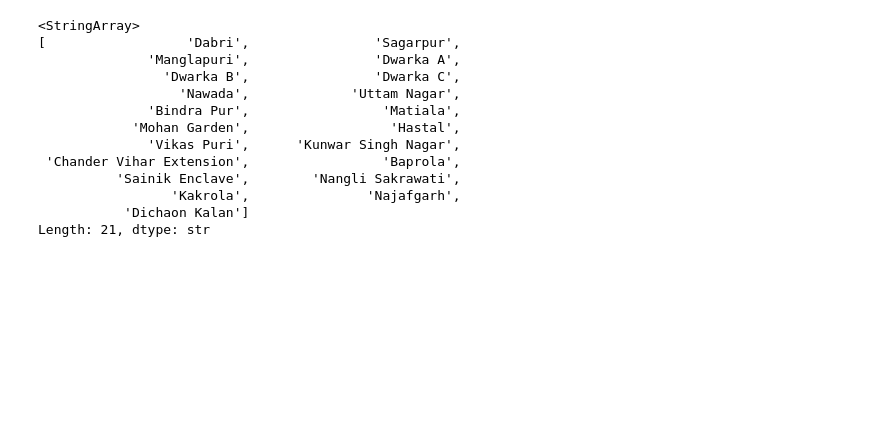
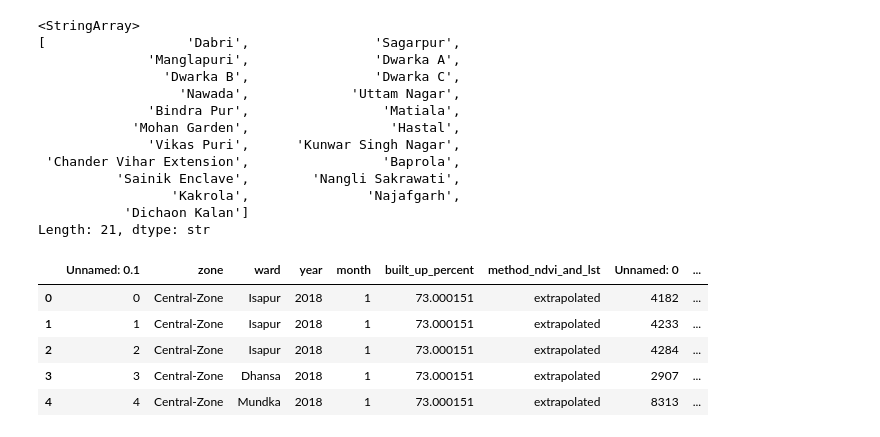
Before and after one commit to Tiwari-Harshvardhan/isro-bah-project, a Jupyter notebook: notebooks/population_density_cleaning.ipynb, the cells around one changed output. Saved outputs shown, nothing was run; the diff lists cells and outputs as text; code cells hidden in the pictures; blank space fills up the shorter version.

```diff
--- a/notebooks/population_density_cleaning.ipynb
+++ b/notebooks/population_density_cleaning.ipynb
@@ -594,0 +597,9 @@ Length: 21, dtype: str
+# %%
+df2.head()
+# %% [output]
+|  | Unnamed: 0.1 | zone | ward | year | month | built_up_percent | method_ndvi_and_lst | Unnamed: 0 | ... |
+| 0 | 0 | Central-Zone | Isapur | 2018 | 1 | 73.000151 | extrapolated | 4182 | ... |
+| 1 | 1 | Central-Zone | Isapur | 2018 | 1 | 73.000151 | extrapolated | 4233 | ... |
+| 2 | 2 | Central-Zone | Isapur | 2018 | 1 | 73.000151 | extrapolated | 4284 | ... |
+| 3 | 3 | Central-Zone | Dhansa | 2018 | 1 | 73.000151 | extrapolated | 2907 | ... |
+| 4 | 4 | Central-Zone | Mundka | 2018 | 1 | 73.000151 | extrapolated | 8313 | ... |
```
Also changed, not shown: parts of 5 cells of this notebook, 1 other file.
